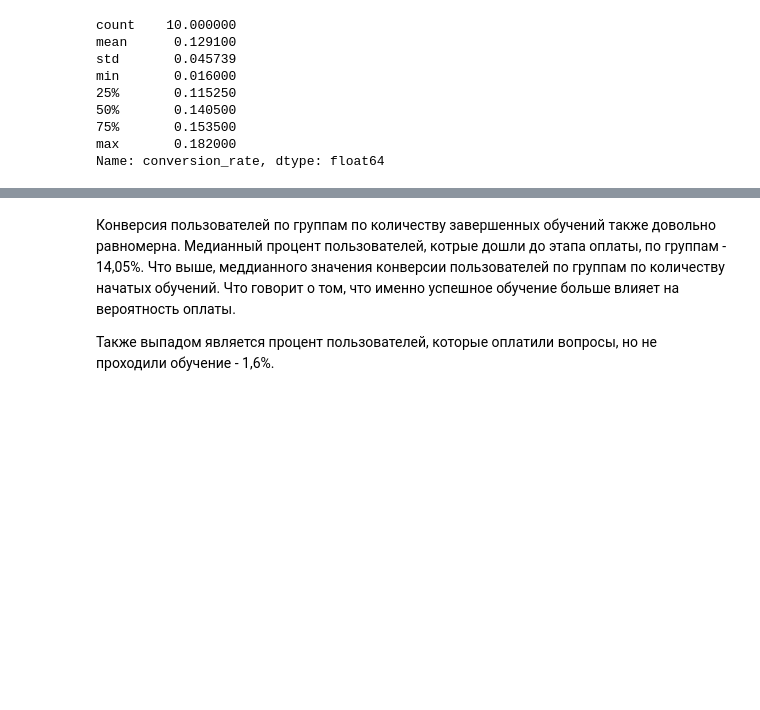
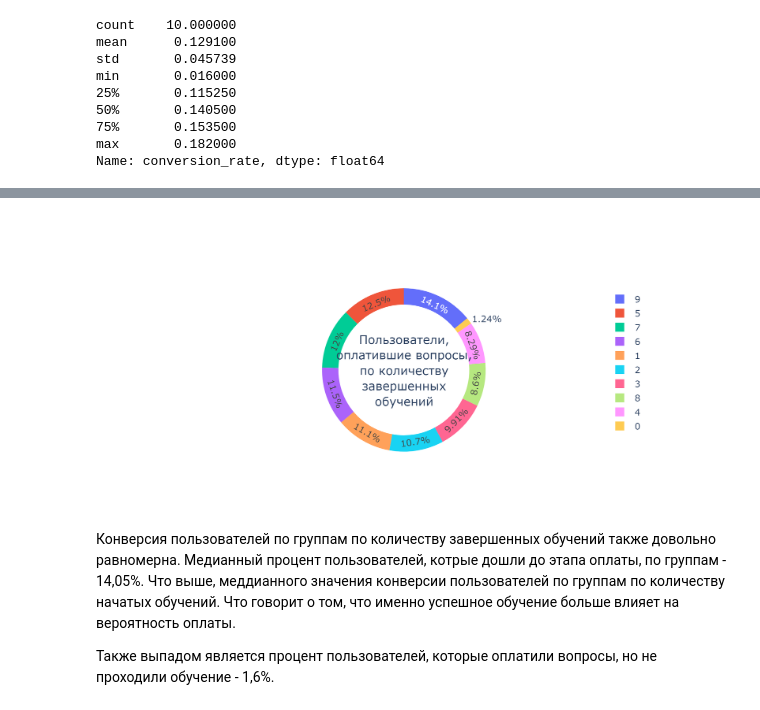
Before and after one commit to mikhaylovskaya-karina/Project-3_App_funnel_analysis_Python, a Jupyter notebook: Project_3_App_funnel_analysis_Python_KM.ipynb, the cells around one changed output, grey strips where cells are left out. Cells and saved outputs as stored; diff of their text form; code cells hidden in the pictures; blank space fills up the shorter version.

```diff
--- a/Project_3_App_funnel_analysis_Python_KM.ipynb
+++ b/Project_3_App_funnel_analysis_Python_KM.ipynb
@@ -779,9 +779,10 @@ fig.add_trace(go.Pie(values=pie_data_2['conversion_rate'], labels=pie_data_2['tu
 
 fig.update_layout(
     annotations=[dict(
-        text='Пользователи,<br>оплатившие вопросы,<br>по количеству<br>завершенных обучений',
+        text='Пользователи,<br>оплатившие вопросы,<br>по количеству<br>завершенных<br>обучений',
         x=0.5, y=0.5, font_size=16, showarrow=False)]
 )
 
-fig.show()
+img = fig.to_image(format="png", width=850, height=400, scale=3, engine="orca")
+Image(img)
 # %% [output]
@@ -789,3 +789,4 @@ fig.show()
+[figure, added]
 # %% [markdown]
 Конверсия пользователей по группам по количеству завершенных обучений также довольно равномерна.
 Медианный процент пользователей, котрые дошли до этапа оплаты, по группам - 14,05%. Что выше, меддианного значения конверсии пользователей по группам по количеству начатых обучений. Что говорит о том, что именно успешное обучение больше влияет на вероятность оплаты.
```
Also changed, not shown: parts of 6 cells of this notebook.
